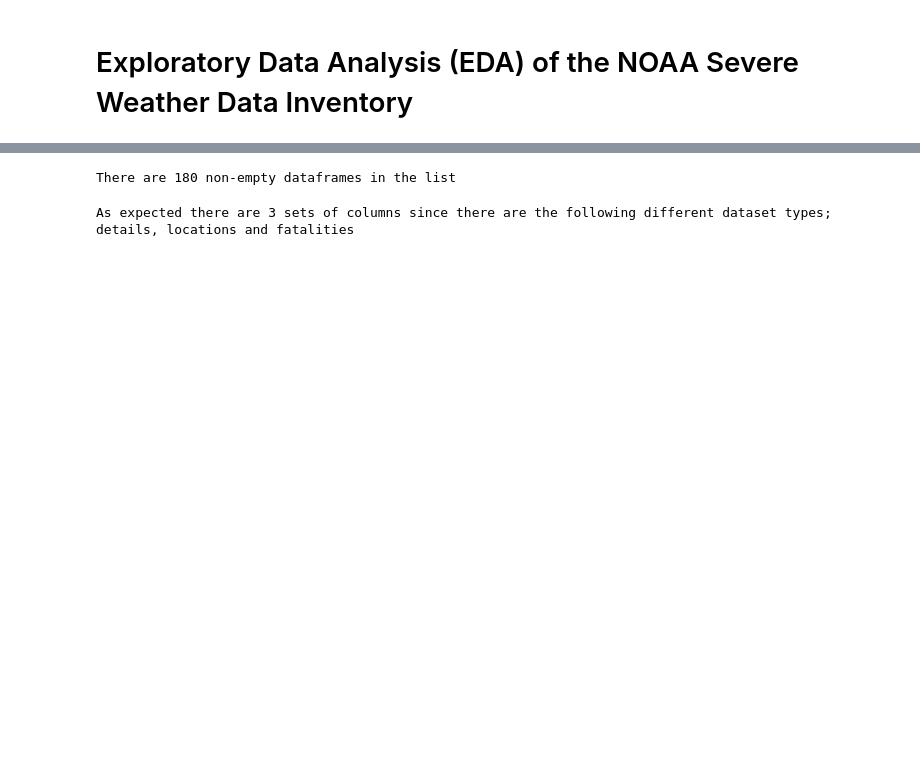
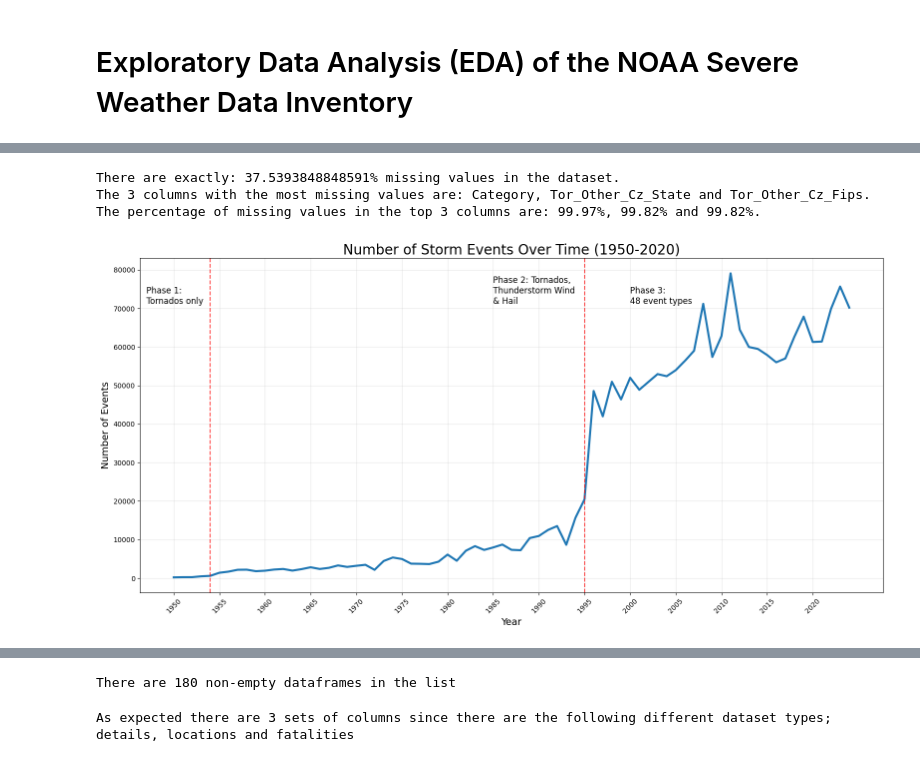
Before and after one commit to com-480-data-visualization/com-480-project-ca_roille_aux_states, a Jupyter notebook: EDA_Luc.ipynb, the cells around one changed output, grey strips where cells are left out. Drawn from its saved outputs; the diff is of its cells as text; code cells hidden in the pictures; blank space fills up the shorter version.

Commit message:
added cool layouts

```diff
--- a/EDA_Luc.ipynb
+++ b/EDA_Luc.ipynb
@@ -15,0 +88,13 @@ pd.options.display.max_rows = 50
+# %%
+# SOURCED FROM KAGGLE!!!
+event_substitution = {
+    r'^HAIL.*' : 'Hail',
+    r'^High Snow$' : 'Heavy Snow',
+    r'^Hurricane$' : 'Hurricane (Typhoon)',
+    r'^OTHER$' : 'Dust Devil',
+    r'^THUNDERSTORM WIND.*' : 'Thunderstorm Wind',
+    r'^TORNADO.*' : 'Tornado',
+    r'^Volcanic Ashfall.*$' : 'Volcanic Ash'
+    }
+for original, replacement in event_substitution.items():
+    df_details.EVENT_TYPE = df_details.EVENT_TYPE.str.replace( original, replacement, regex=True)
@@ -15,0 +164,4 @@ pd.options.display.max_rows = 50
+# %%
+# This fields have been converted to floats but should be integers
+df_details.EPISODE_ID = df_details.EPISODE_ID.astype('Int64')
+df_details.STATE_FIPS = df_details.STATE_FIPS.astype('Int64')
@@ -15,0 +170,3 @@ pd.options.display.max_rows = 50
+# %%
+# Keep only the first letter as a capital
+df_details.columns   = df_details.columns.str.title()
@@ -15,0 +187,41 @@ pd.options.display.max_rows = 50
+# %%
+# Check for missing values
+missing_values_per_col = df_details.isna().sum()
+percentage_missing_total = missing_values_per_col .sum()/ (df_details.size) * 100
+print(f"There are exactly: {percentage_missing_total}% missing values in the dataset.")
+
+# Find the 3 columns with the most missing values
+top_3_missing_columns = np.array(missing_values_per_col.sort_values(ascending=False).index[:3])
+print(f"The 3 columns with the most missing values are: {top_3_missing_columns[0]}, {top_3_missing_columns[1]} and {top_3_missing_columns[2]}.")
+
+num_rows = df_details.shape[0]
+percentage_missing_top_3 = np.array(missing_values_per_col.sort_values(ascending=False).values[:3]) / num_rows
+print(f"The percentage of missing values in the top 3 columns are: {percentage_missing_top_3[0]:.2%}, {percentage_missing_top_3[1]:.2%} and {percentage_missing_top_3[2]:.2%}.")
+# %% [output]
+There are exactly: 37.5393848848591% missing values in the dataset.
+The 3 columns with the most missing values are: Category, Tor_Other_Cz_State and Tor_Other_Cz_Fips.
+The percentage of missing values in the top 3 columns are: 99.97%, 99.82% and 99.82%.
+# %%
+# Count events by year
+events_by_year = df_details['Begin_Datetime'].dt.year.value_counts().sort_index()
+
+# Create a line plot
+plt.figure(figsize=(16, 8))
+plt.plot(events_by_year.index, events_by_year.values, linewidth=3, color='#1f77b4')
+plt.title('Number of Storm Events Over Time (1950-2020)', fontsize=20)
+plt.xlabel('Year', fontsize=14)
+plt.ylabel('Number of Events', fontsize=14)
+plt.grid(True, alpha=0.3)
+plt.xticks(range(min(events_by_year.index), max(events_by_year.index)+1, 5), rotation=45)
+plt.tight_layout()
+
+# Add annotations for key periods
+plt.axvline(x=1954, color='red', linestyle='--', alpha=0.7)
+plt.axvline(x=1995, color='red', linestyle='--', alpha=0.7)
+plt.text(1947, events_by_year.max()*0.9, 'Phase 1: \nTornados only', fontsize=12)
+plt.text(1985, events_by_year.max()*0.9, 'Phase 2: Tornados, \nThunderstorm Wind \n& Hail', fontsize=12)
+plt.text(2000, events_by_year.max()*0.9, 'Phase 3: \n48 event types', fontsize=12)
+
+plt.show()
+# %% [output]
+[figure, added]
```
Also changed, not shown: parts of 12 cells of this notebook, 1 other file.
